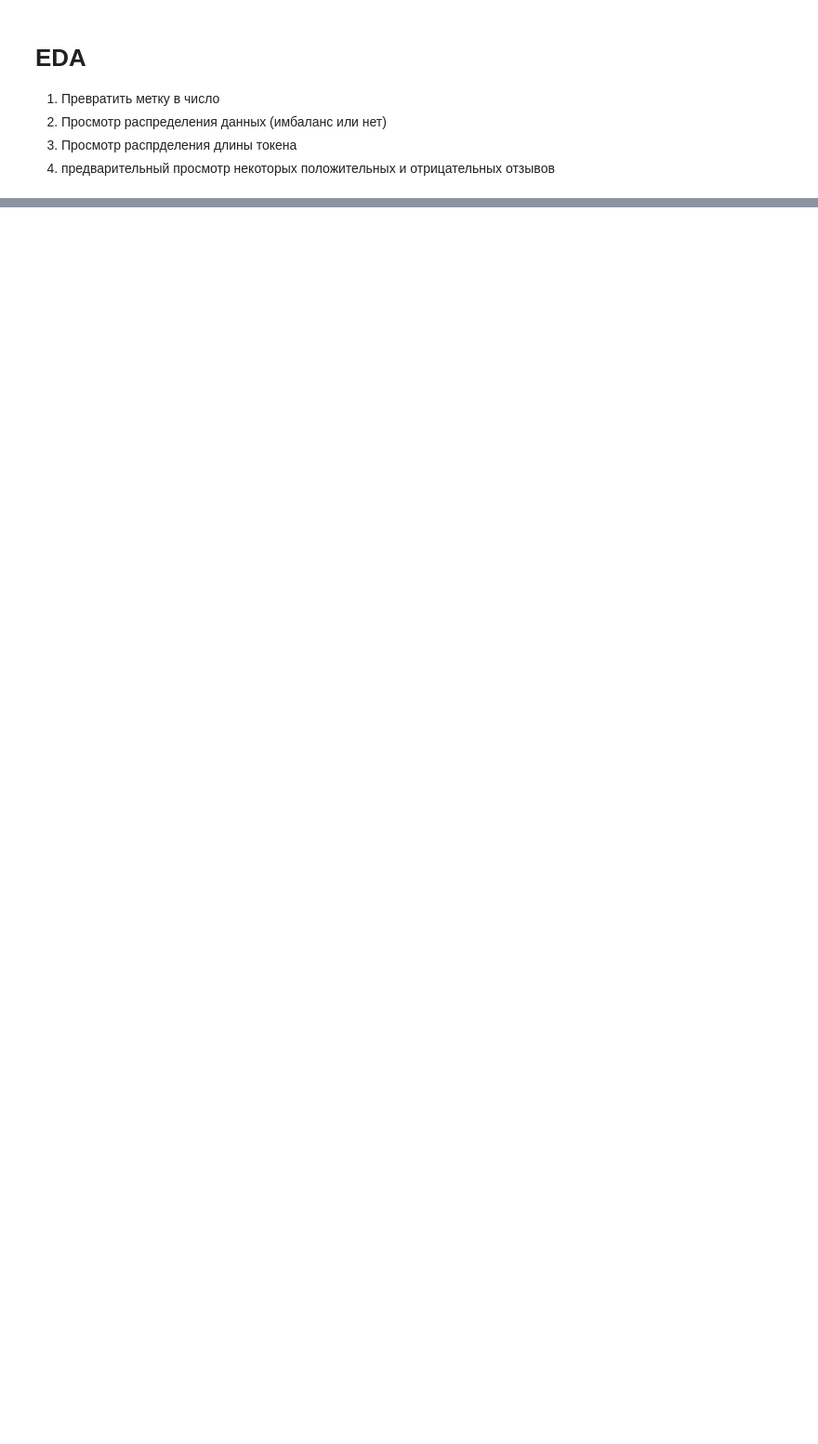
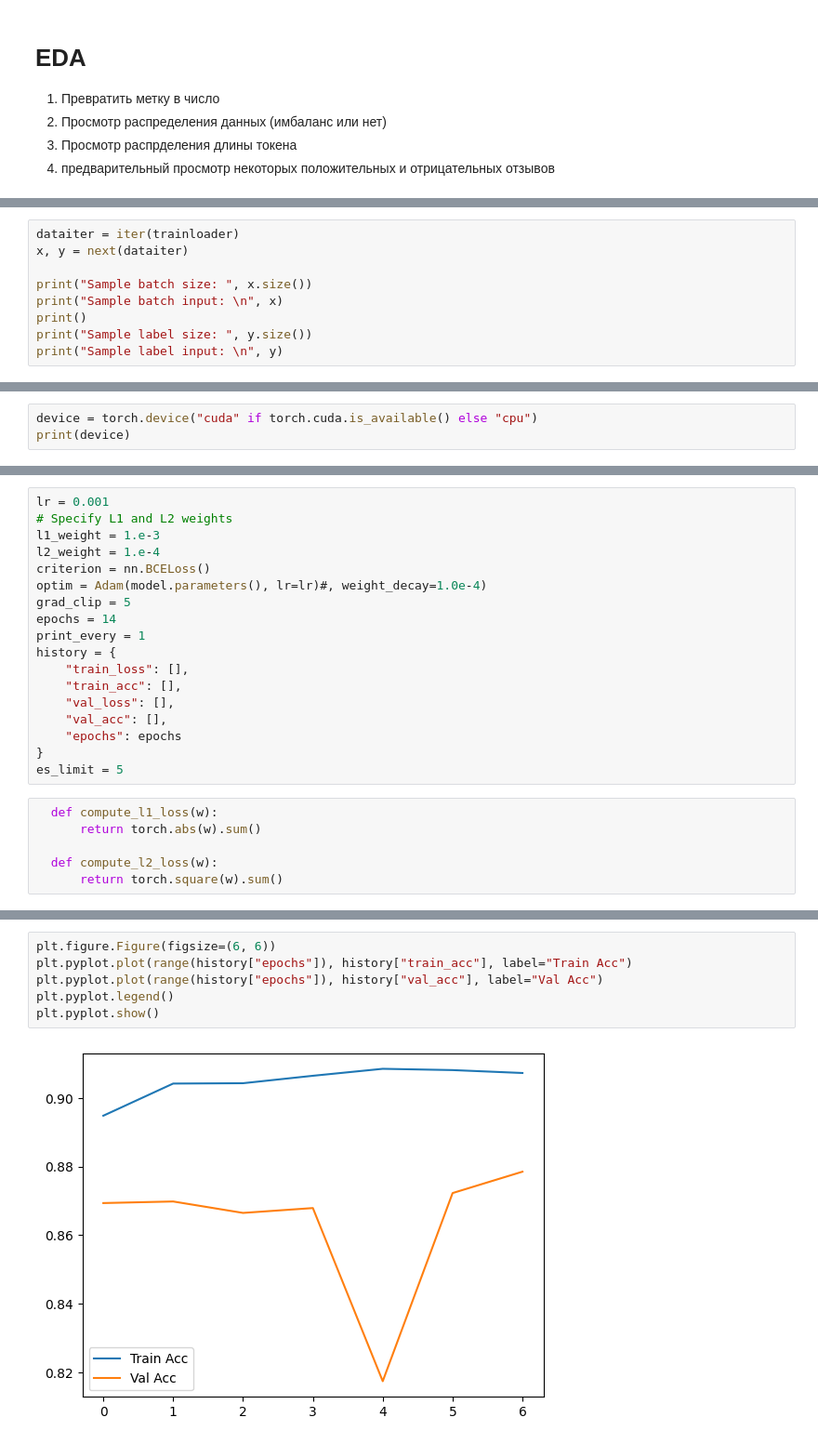
Before and after one commit to genaix/tasks_neiro_basics_arthur, a Jupyter notebook: lesson22.ipynb, the cells around one changed output, grey strips where cells are left out. Shown at 93% size. Cells and saved outputs as stored; diff of their text form; blank space fills up the shorter version.

```diff
--- a/lesson22.ipynb
+++ b/lesson22.ipynb
@@ -39,0 +372,9 @@ from collections import Counter
+# %%
+dataiter = iter(trainloader)
+x, y = next(dataiter)
+
+print("Sample batch size: ", x.size())
+print("Sample batch input: \n", x)
+print()
+print("Sample label size: ", y.size())
+print("Sample label input: \n", y)
@@ -39,0 +448,3 @@ from collections import Counter
+# %%
+device = torch.device("cuda" if torch.cuda.is_available() else "cpu")
+print(device)
@@ -39,0 +479,24 @@ from collections import Counter
+# %%
+lr = 0.001
+# Specify L1 and L2 weights
+l1_weight = 1.e-3
+l2_weight = 1.e-4
+criterion = nn.BCELoss()
+optim = Adam(model.parameters(), lr=lr)#, weight_decay=1.0e-4)
+grad_clip = 5
+epochs = 14
+print_every = 1
+history = {
+    "train_loss": [],
+    "train_acc": [],
+    "val_loss": [],
+    "val_acc": [],
+    "epochs": epochs
+}
+es_limit = 5
+# %%
+  def compute_l1_loss(w):
+      return torch.abs(w).sum()
+
+  def compute_l2_loss(w):
+      return torch.square(w).sum()
@@ -39,0 +644,8 @@ from collections import Counter
+# %%
+plt.figure.Figure(figsize=(6, 6))
+plt.pyplot.plot(range(history["epochs"]), history["train_acc"], label="Train Acc")
+plt.pyplot.plot(range(history["epochs"]), history["val_acc"], label="Val Acc")
+plt.pyplot.legend()
+plt.pyplot.show()
+# %% [output]
+[figure, added]
```
Also changed, not shown: parts of 37 cells of this notebook, 3 other files.
